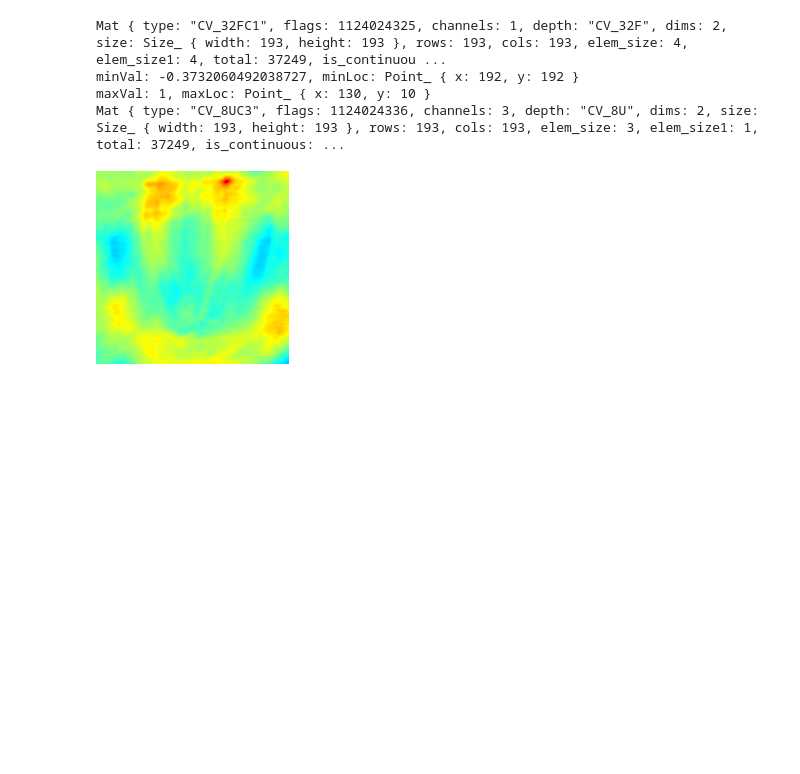
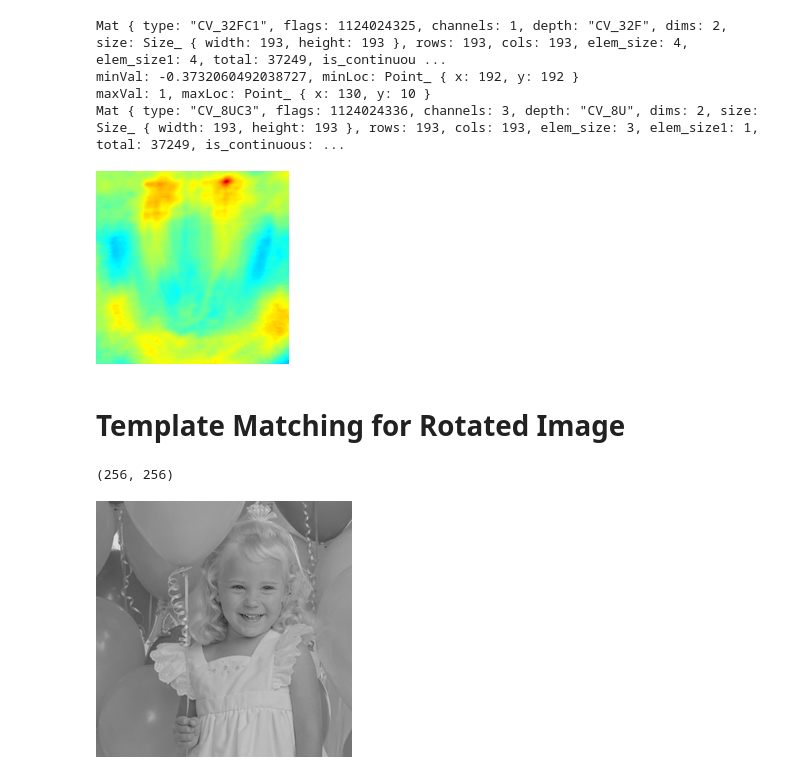
Before and after one commit to noxowl/KU15627-Computer-Vision, a Jupyter notebook: 03_template_matching.ipynb, the cells around one changed output. Drawn from its saved outputs; the diff is of its cells as text; code cells hidden in the pictures; blank space fills up the shorter version.

```diff
--- a/03_template_matching.ipynb
+++ b/03_template_matching.ipynb
@@ -360,3 +384,13 @@ minVal: -0.3732060492038727, minLoc: Point_ { x: 192, y: 192 }
 maxVal: 1, maxLoc: Point_ { x: 130, y: 10 }
 Mat { type: "CV_8UC3", flags: 1124024336, channels: 3, depth: "CV_8U", dims: 2, size: Size_ { width: 193, height: 193 }, rows: 193, cols: 193, elem_size: 3, elem_size1: 1, total: 37249, is_continuous: ...
 [figure]
+# %% [markdown]
+# Template Matching for Rotated Image
+# %%
+let image_path = Path::new(image_dir).join("Balloon.bmp");
+let img: Mat = opencv::imgcodecs::imread(image_path.to_str().unwrap(), opencv::imgcodecs::IMREAD_GRAYSCALE)?;
+println!("({}, {})", img.cols(), img.rows());
+opencv_imshow(&img)
+# %% [output]
+(256, 256)
+[figure, added]
```
Also changed, not shown: parts of 19 cells of this notebook.
